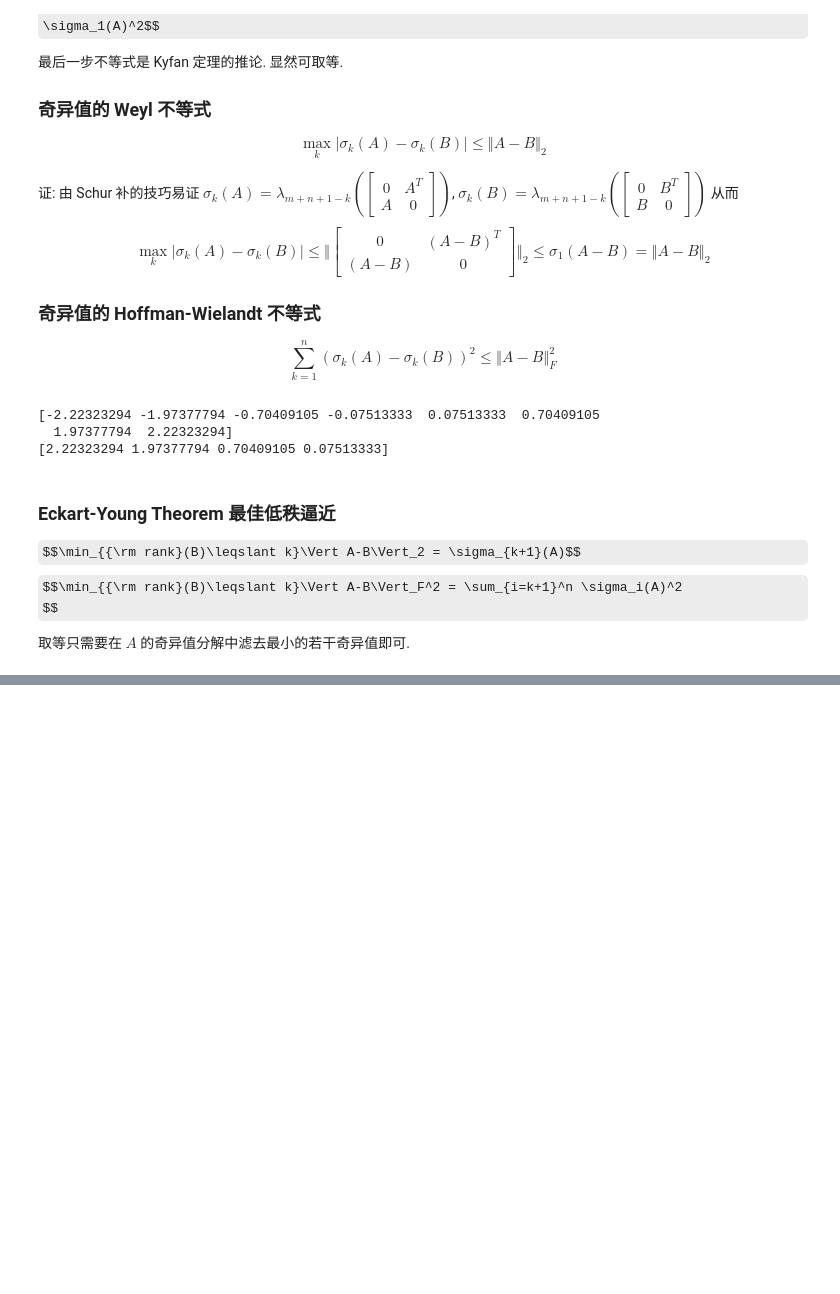
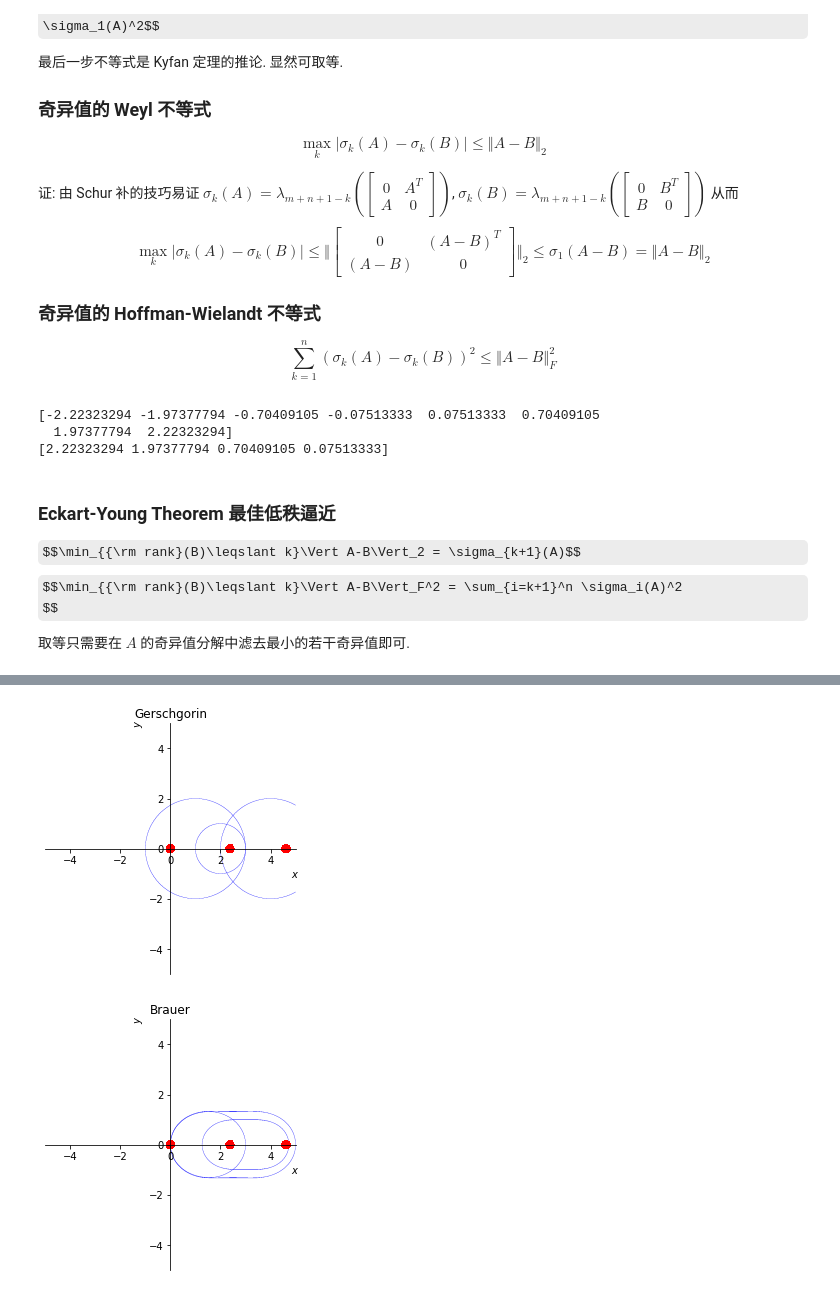
Before and after one commit to ForeverHaibara/Fudan-Courses, a Jupyter notebook: 高等线性代数/5 特征值的变分性质.ipynb, the cells around one changed output, grey strips where cells are left out. Saved outputs shown, nothing was run; the diff lists cells and outputs as text; code cells hidden in the pictures; some formulas as TeX source; blank space fills up the shorter version.

```diff
--- a/高等线性代数/5 特征值的变分性质.ipynb
+++ b/高等线性代数/5 特征值的变分性质.ipynb
@@ -239,0 +319,7 @@ $$D_i = \{|z-a_{ii}|^2\leqslant \sum_{j\neq i}|a_{ij}|^2\}$$
+# %%
+A = np.array([[1,1,1],[2,4,0],[1,0,2]])
+Eigenplot(A, (-5, 5), (-5, 5), method = 'Gerschgorin').show()
+Eigenplot(A, (-5, 5), (-5, 5), method = 'Brauer').show()
+# %% [output]
+[figure, added]
+[figure, added]
```
Also changed, not shown: parts of 7 cells of this notebook, 2 other files.
